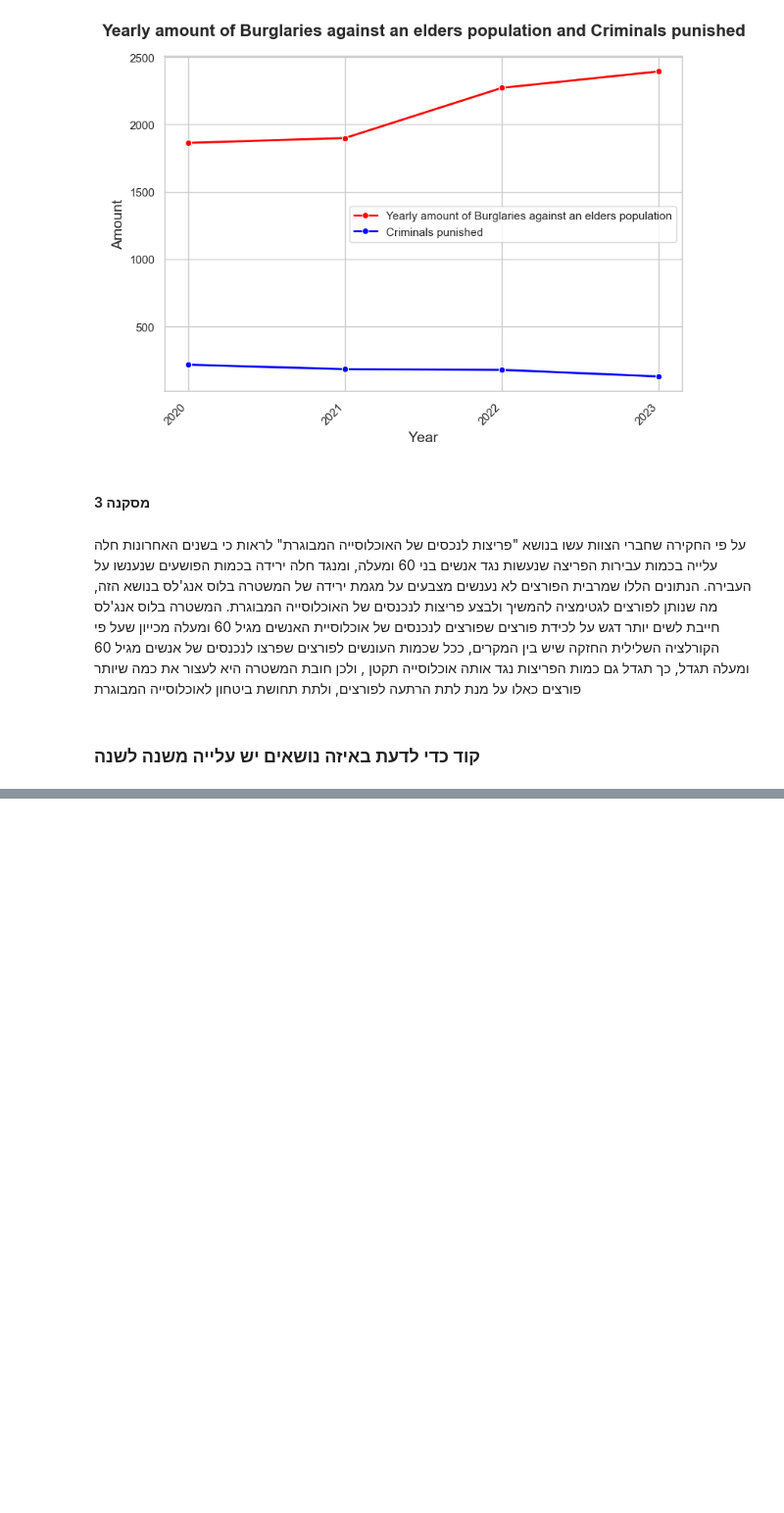
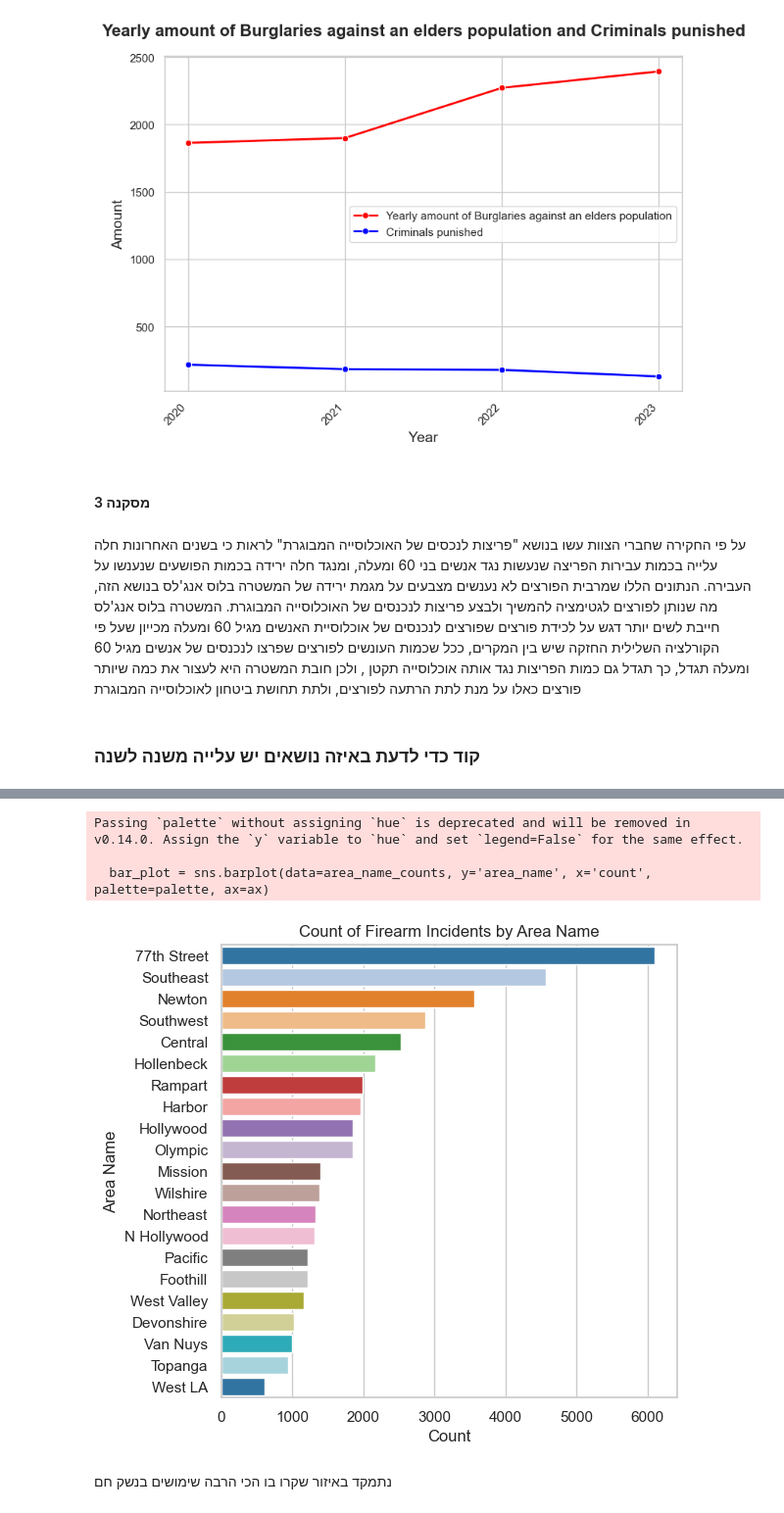
Before and after one commit to BareLevi/Data_Analysis_Final_Project, a Jupyter notebook: Ella_Tomer_bBarel_project_updated.ipynb, the cells around one changed output, grey strips where cells are left out. Shown at 98% size. Cells and saved outputs as stored; diff of their text form; code cells hidden in the pictures; blank space fills up the shorter version.

```diff
--- a/Ella_Tomer_bBarel_project_updated.ipynb
+++ b/Ella_Tomer_bBarel_project_updated.ipynb
@@ -1282,0 +1272,7 @@ firearm_area_counts
+# %%
+firearm_df = df[df["weapon_category"] == "firearm"]
+
+area_name_counts = firearm_df['area_name'].value_counts().reset_index()
+
+area_name_counts.columns = ['area_name', 'count']
+area_name_counts
@@ -1282,0 +1297,24 @@ firearm_area_counts
+# %%
+palette = sns.color_palette("tab20", len(area_name_counts))
+
+
+sns.set_theme(style="whitegrid")
+
+fig, ax = plt.subplots(figsize=(6,6))
+
+
+bar_plot = sns.barplot(data=area_name_counts, y='area_name', x='count', palette=palette, ax=ax)
+
+
+ax.set_title('Count of Firearm Incidents by Area Name')
+ax.set_xlabel('Count')
+ax.set_ylabel('Area Name')
+
+plt.show()
+# %% [output]
+Passing `palette` without assigning `hue` is deprecated and will be removed in v0.14.0. Assign the `y` variable to `hue` and set `legend=False` for the same effect.
+
+  bar_plot = sns.barplot(data=area_name_counts, y='area_name', x='count', palette=palette, ax=ax)
+[figure, added]
+# %% [markdown]
+נתמקד באיזור שקרו בו הכי הרבה שימושים בנשק חם
```
Also changed, not shown: parts of 21 cells of this notebook.
